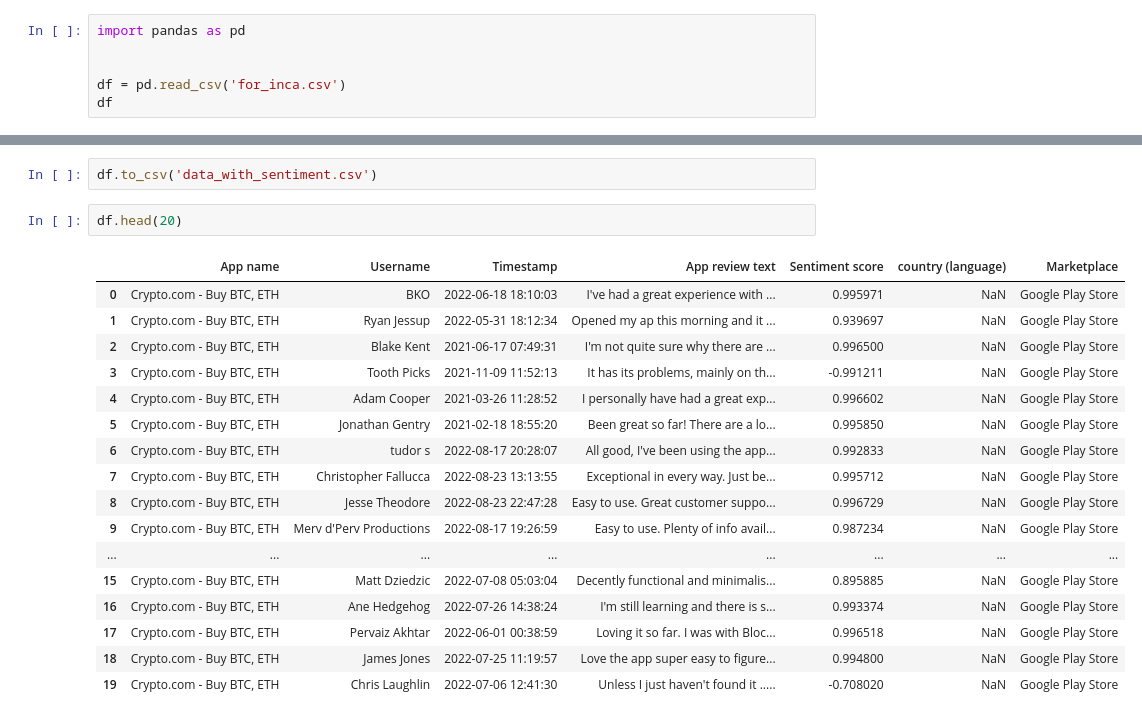
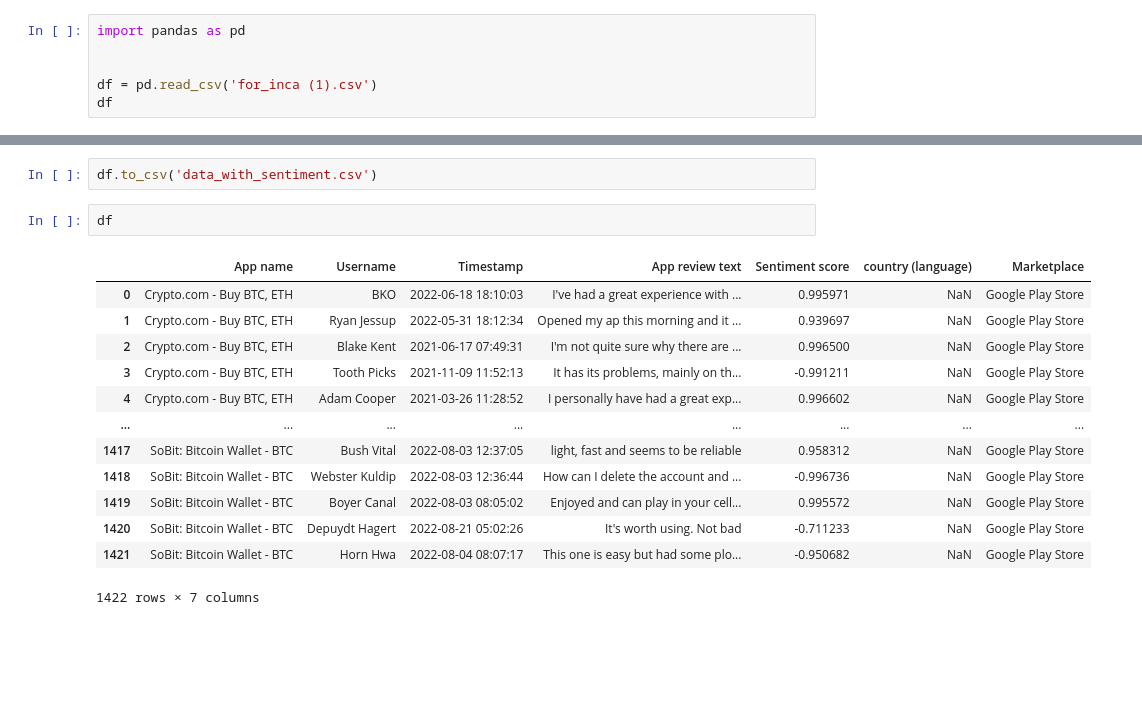
Before and after one commit to Athugodage/for_inca, a Jupyter notebook: sentiment_analysis.ipynb, the cells around one changed output, grey strips where cells are left out. Saved outputs shown, nothing was run; the diff lists cells and outputs as text; blank space fills up the shorter version.

```diff
--- a/sentiment_analysis.ipynb
+++ b/sentiment_analysis.ipynb
@@ -8,7 +8,7 @@ In the same notebook we found out that transformers fine-tuned "distilbert-base-
 import pandas as pd
 
 
-df = pd.read_csv('for_inca.csv')
+df = pd.read_csv('for_inca (1).csv')
 df
 # %% [output]
 |  | App name | Username | Timestamp | App review text | Sentiment score | country (language) | Marketplace |
@@ -332,22 +332,18 @@ See the caveats in the documentation: https://pandas.pydata.org/pandas-docs/stab
 # %%
 df.to_csv('data_with_sentiment.csv')
 # %%
-df.head(20)
+df
 # %% [output]
 |  | App name | Username | Timestamp | App review text | Sentiment score | country (language) | Marketplace |
 | 0 | Crypto.com - Buy BTC, ETH | BKO | 2022-06-18 18:10:03 | I've had a great experience with ... | 0.995971 | NaN | Google Play Store |
 | 1 | Crypto.com - Buy BTC, ETH | Ryan Jessup | 2022-05-31 18:12:34 | Opened my ap this morning and it ... | 0.939697 | NaN | Google Play Store |
 | 2 | Crypto.com - Buy BTC, ETH | Blake Kent | 2021-06-17 07:49:31 | I'm not quite sure why there are ... | 0.996500 | NaN | Google Play Store |
 | 3 | Crypto.com - Buy BTC, ETH | Tooth Picks | 2021-11-09 11:52:13 | It has its problems, mainly on th... | -0.991211 | NaN | Google Play Store |
 | 4 | Crypto.com - Buy BTC, ETH | Adam Cooper | 2021-03-26 11:28:52 | I personally have had a great exp... | 0.996602 | NaN | Google Play Store |
-| 5 | Crypto.com - Buy BTC, ETH | Jonathan Gentry | 2021-02-18 18:55:20 | Been great so far! There are a lo... | 0.995850 | NaN | Google Play Store |
-| 6 | Crypto.com - Buy BTC, ETH | tudor s | 2022-08-17 20:28:07 | All good, I've been using the app... | 0.992833 | NaN | Google Play Store |
-| 7 | Crypto.com - Buy BTC, ETH | Christopher Fallucca | 2022-08-23 13:13:55 | Exceptional in every way. Just be... | 0.995712 | NaN | Google Play Store |
-| 8 | Crypto.com - Buy BTC, ETH | Jesse Theodore | 2022-08-23 22:47:28 | Easy to use. Great customer suppo... | 0.996729 | NaN | Google Play Store |
-| 9 | Crypto.com - Buy BTC, ETH | Merv d'Perv Productions | 2022-08-17 19:26:59 | Easy to use. Plenty of info avail... | 0.987234 | NaN | Google Play Store |
 | ... | ... | ... | ... | ... | ... | ... | ... |
-| 15 | Crypto.com - Buy BTC, ETH | Matt Dziedzic | 2022-07-08 05:03:04 | Decently functional and minimalis... | 0.895885 | NaN | Google Play Store |
-| 16 | Crypto.com - Buy BTC, ETH | Ane Hedgehog | 2022-07-26 14:38:24 | I'm still learning and there is s... | 0.993374 | NaN | Google Play Store |
-| 17 | Crypto.com - Buy BTC, ETH | Pervaiz Akhtar | 2022-06-01 00:38:59 | Loving it so far. I was with Bloc... | 0.996518 | NaN | Google Play Store |
-| 18 | Crypto.com - Buy BTC, ETH | James Jones | 2022-07-25 11:19:57 | Love the app super easy to figure... | 0.994800 | NaN | Google Play Store |
-| 19 | Crypto.com - Buy BTC, ETH | Chris Laughlin | 2022-07-06 12:41:30 | Unless I just haven't found it ..... | -0.708020 | NaN | Google Play Store |
+| 1417 | SoBit: Bitcoin Wallet - BTC | Bush Vital | 2022-08-03 12:37:05 | light, fast and seems to be reliable | 0.958312 | NaN | Google Play Store |
+| 1418 | SoBit: Bitcoin Wallet - BTC | Webster Kuldip | 2022-08-03 12:36:44 | How can I delete the account and ... | -0.996736 | NaN | Google Play Store |
+| 1419 | SoBit: Bitcoin Wallet - BTC | Boyer Canal | 2022-08-03 08:05:02 | Enjoyed and can play in your cell... | 0.995572 | NaN | Google Play Store |
+| 1420 | SoBit: Bitcoin Wallet - BTC | Depuydt Hagert | 2022-08-21 05:02:26 | It's worth using. Not bad | -0.711233 | NaN | Google Play Store |
+| 1421 | SoBit: Bitcoin Wallet - BTC | Horn Hwa | 2022-08-04 08:07:17 | This one is easy but had some plo... | -0.950682 | NaN | Google Play Store |
+1422 rows × 7 columns
```
Also changed, not shown: parts of 2 cells of this notebook.
